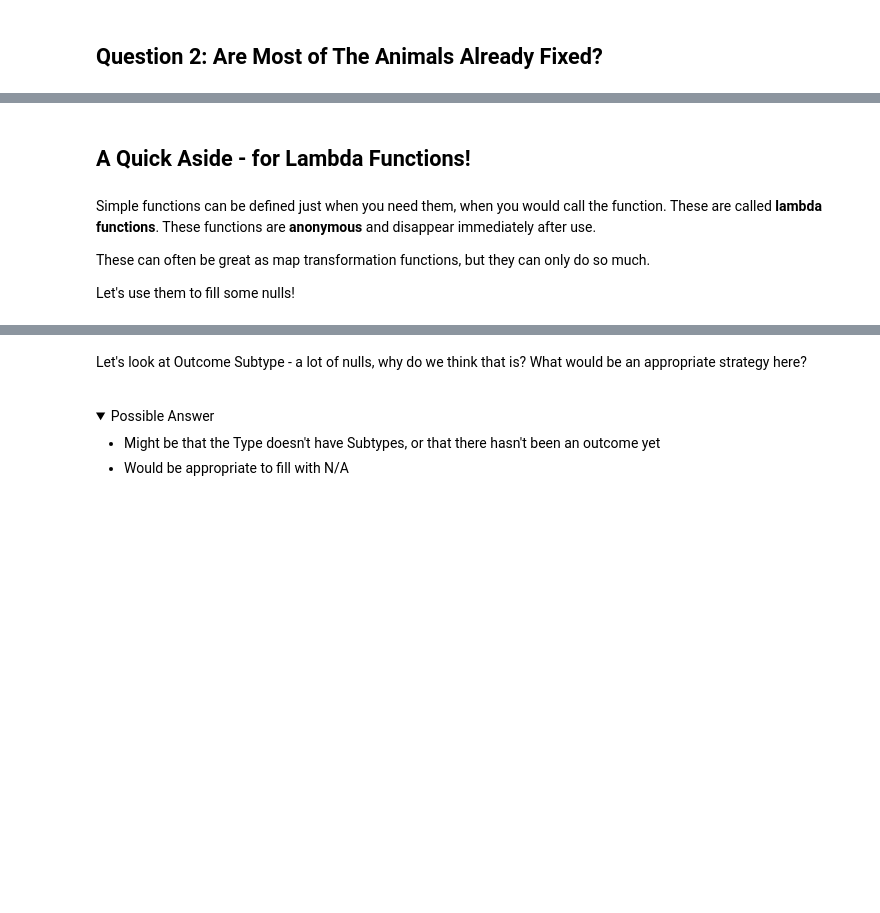
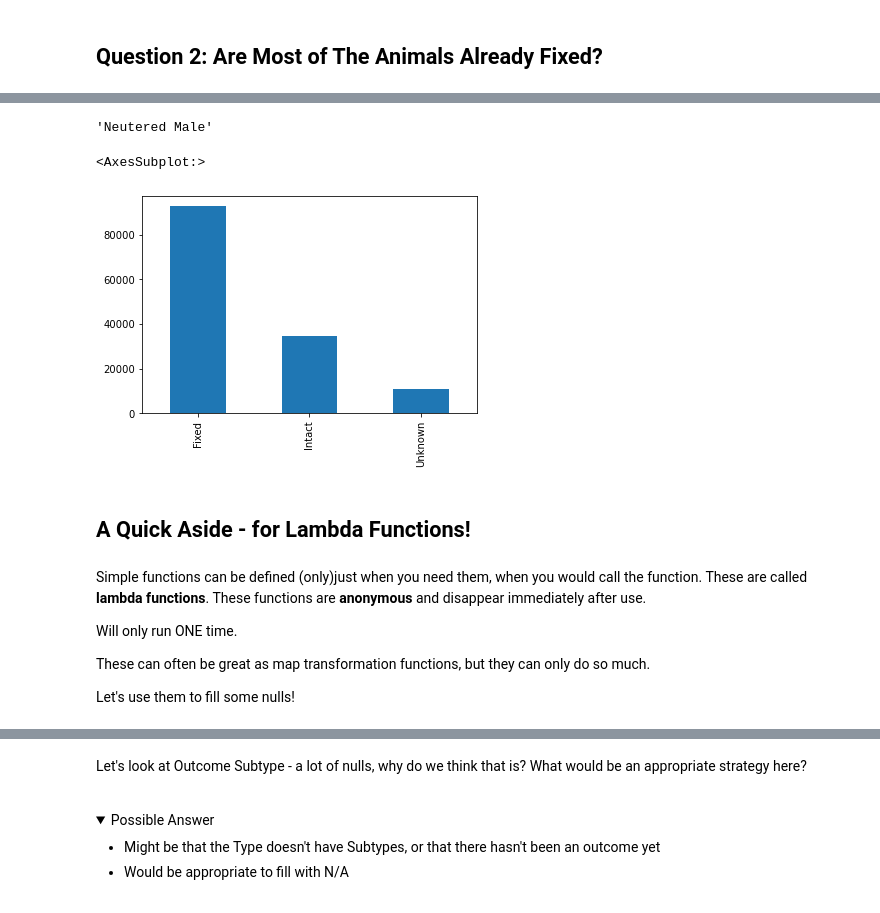
Before and after one commit to BryanKeating/DS-Live-040422, a Jupyter notebook: Phase1/10-PandasDataCleaning.ipynb, the cells around one changed output, grey strips where cells are left out. Drawn from its saved outputs; the diff is of its cells as text; code cells hidden in the pictures; folded sections open; blank space fills up the shorter version.

```diff
--- a/Phase1/10-PandasDataCleaning.ipynb
+++ b/Phase1/10-PandasDataCleaning.ipynb
@@ -130,3 +392,4 @@ age_vals = {
 # %%
-# Of course, we could also try...
+# Of course, we could also try... (take tays entered - date birth)
 # Use .dt.normalize on the DateTime column to access the date!
+df_clean["Calculated Age in Days"] = df_clean['DateTime'].dt.normalize() - df_clean["Date of Birth"]
@@ -140,0 +470,4 @@ Let's use `.map()` to turn the Sex upon Outcome column into a category with thre
+# %%
+df_clean['Sex upon Outcome'][0]
+# %% [output]
+'Neutered Male'
@@ -144,17 +479,29 @@ def fixed_mapper(status):
     '''
     Takes in the current status of animals and outputs whether they have been fixed
     '''
-    pass
+    if status in ['Neutered Male', 'Spayed Female']:
+        return "Fixed"
+    elif status in ['Intact Male', 'Intact Female']:
+        return "Intact"
+    else:
+        return "Unknown"
 # %%
 # Now let's use it!
+df_clean['Status'] = df_clean['Sex upon Outcome'].apply(fixed_mapper)
 # %%
 # We had a null in that column before, did that change?
 # %%
 # Visualize it!
+df_clean["Status"].value_counts().plot(kind='bar')
+# %% [output]
+<AxesSubplot:>
+[figure, added]
 # %% [markdown]
 ## A Quick Aside - for Lambda Functions!
 # %% [markdown]
-Simple functions can be defined just when you need them, when you would call the function. These are called **lambda functions**. These functions are **anonymous** and disappear immediately after use.
+Simple functions can be defined (only)just when you need them, when you would call the function. These are called **lambda functions**. These functions are **anonymous** and disappear immediately after use.
+
+Will only run ONE time.
 
 These can often be great as map transformation functions, but they can only do so much.
 
```
Also changed, not shown: parts of 71 cells of this notebook, 5 other files.
